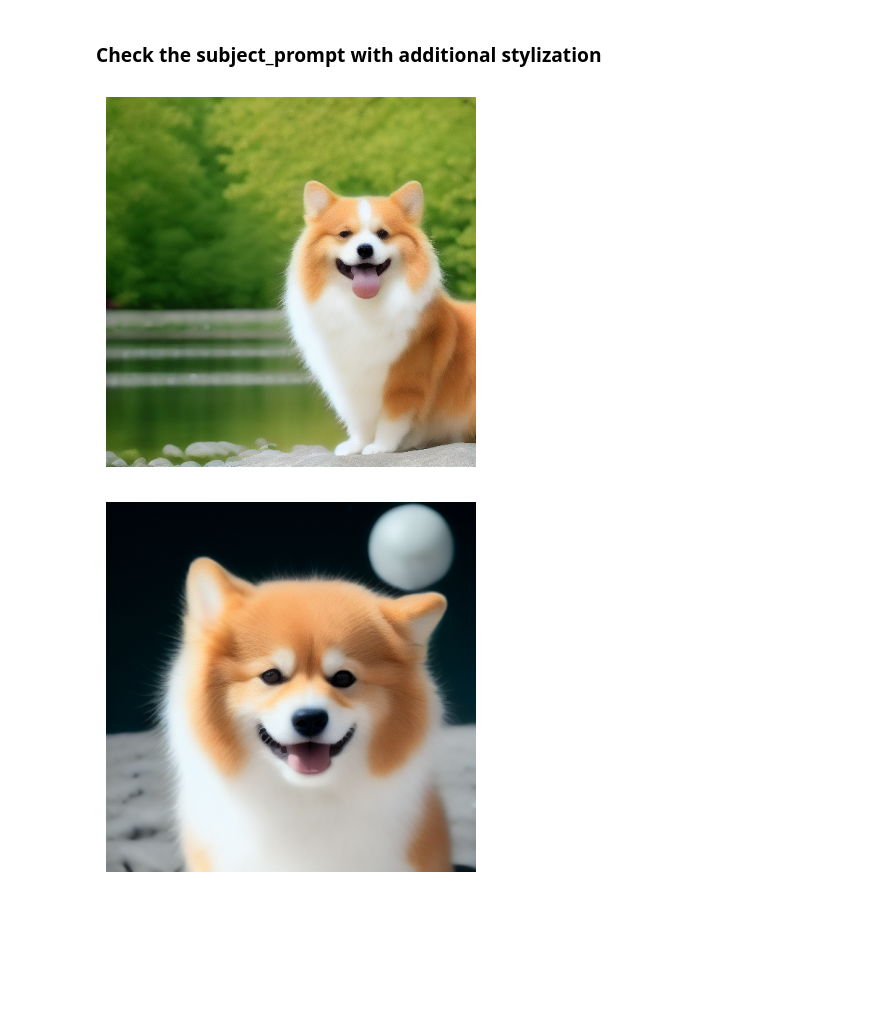
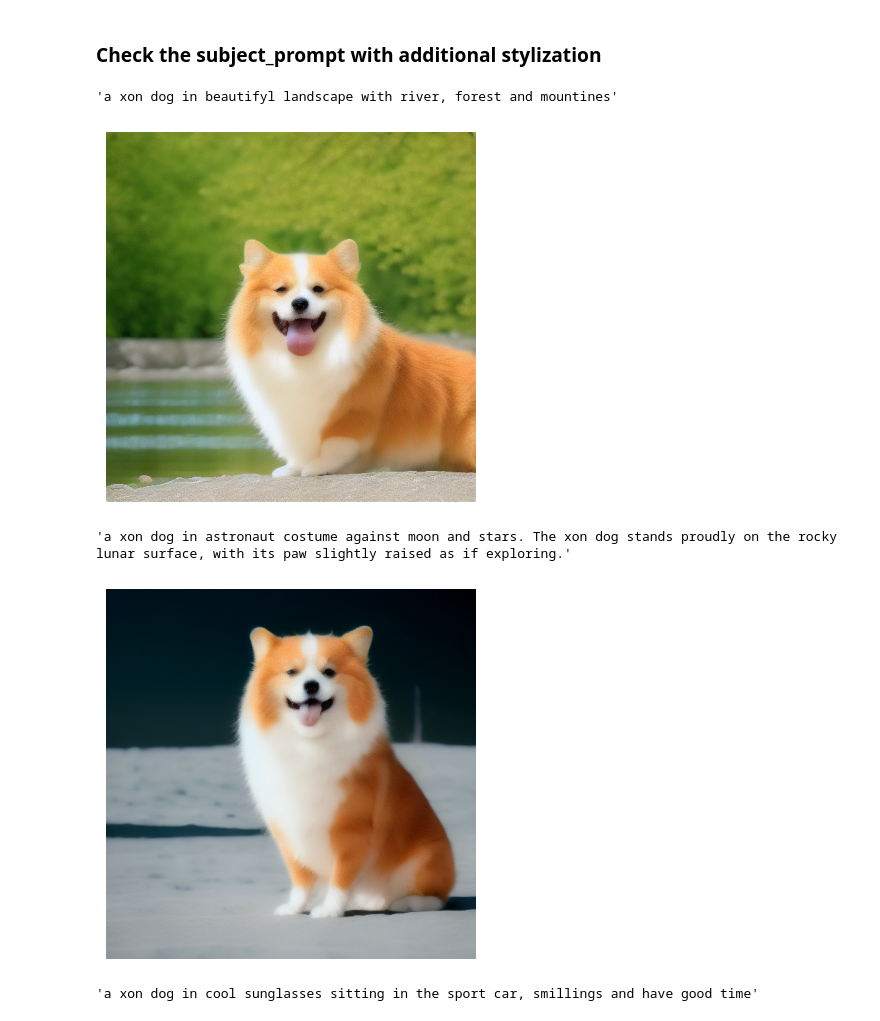
Before and after one commit to IVproger/GAI_course_project, a Jupyter notebook: notebooks/POC_DreamBooth.ipynb, the cells around one changed output. Drawn from its saved outputs; the diff is of its cells as text; code cells hidden in the pictures; blank space fills up the shorter version.

```diff
--- a/notebooks/POC_DreamBooth.ipynb
+++ b/notebooks/POC_DreamBooth.ipynb
@@ -269,5 +263,6 @@ lr_scheduler = get_scheduler(
 ### Set up the prior_dataloader
 # %%
 # Load the tensor from the file
-prior_latents_tensor = torch.load('../data/prior_imgs/dog/prior_latents_tensor.pt')
+prior_latents_tensor = torch.load('../data/prior_imgs/dog/prior_latents_tensor_v2.pt')
 prior_embeddings = torch.load('../data/prior_imgs/dog/prior_embeddings.pt')
+prior_attention_mask = torch.load('../data/prior_imgs/dog/prior_attention_mask.pt')
@@ -332,7 +339,9 @@ for epoch in tqdm(range(num_train_epochs), desc="Epochs"):
             model_pred_prior = unet(noisy_prior_latents, t_prior, encoder_hidden_states=prior_embeddings_expanded,
                                     encoder_attention_mask=prior_attention_mask_expanded, return_dict=False)[0]
             loss_prior = F.mse_loss(model_pred_prior.float(), noise_prior.float(), reduction="mean")
+
         else:
+            ах
             loss_prior = 0.0
 
         # Total loss is the sum of subject loss and weighted prior loss.
@@ -382,7 +395,7 @@ You have disabled the safety checker for <class 'diffusers.pipelines.stable_diff
 # %%
 prompt = subject_prompt
 with torch.autocast(device.type):
-    images = pipeline(prompt, num_inference_steps=500, guidance_scale=7.5).images
+    images = pipeline(prompt, num_inference_steps=100, guidance_scale=7.5).images
 
 for idx, img in enumerate(images):
     plt.imshow(img)
@@ -395,6 +408,10 @@ for idx, img in enumerate(images):
 ### Check the subject_prompt with additional stylization
 # %%
 prompt = subject_prompt + " in beautifyl landscape with river, forest and mountines"
+# %%
+prompt
+# %% [output]
+'a xon dog in beautifyl landscape with river, forest and mountines'
 # %%
 with torch.autocast(device.type):
     images = pipeline(prompt, num_inference_steps=100, guidance_scale=7.5).images
@@ -403,19 +420,23 @@ for idx, img in enumerate(images):
     plt.imshow(img)
     plt.axis("off")
     plt.show()
-    img.save(f"styled_generated_image_{idx}.png")
+    img.save(f"styled_generated_image_{0}.png")
 # %% [output]
-[figure, old version]
+[figure, new version]
 # %%
 prompt = subject_prompt + " in astronaut costume against moon and stars. The xon dog stands proudly on the rocky lunar surface, with its paw slightly raised as if exploring."
+# %%
+prompt
+# %% [output]
+'a xon dog in astronaut costume against moon and stars. The xon dog stands proudly on the rocky lunar surface, with its paw slightly raised as if exploring.'
 # %%
 with torch.autocast(device.type):
     images = pipeline(prompt, num_inference_steps=100, guidance_scale=7.5).images
 
 for idx, img in enumerate(images):
     plt.imshow(img)
     plt.axis("off")
     plt.show()
-    img.save(f"styled_generated_image_{idx}.png")
+    img.save(f"styled_generated_image_{1}.png")
 # %% [output]
-[figure, old version]
+[figure, new version]
@@ -421,0 +445,4 @@ for idx, img in enumerate(images):
+# %%
+prompt
+# %% [output]
+'a xon dog in cool sunglasses sitting in the sport car, smillings and have good time'
```
Also changed, not shown: parts of 12 cells of this notebook, 8 other files.
